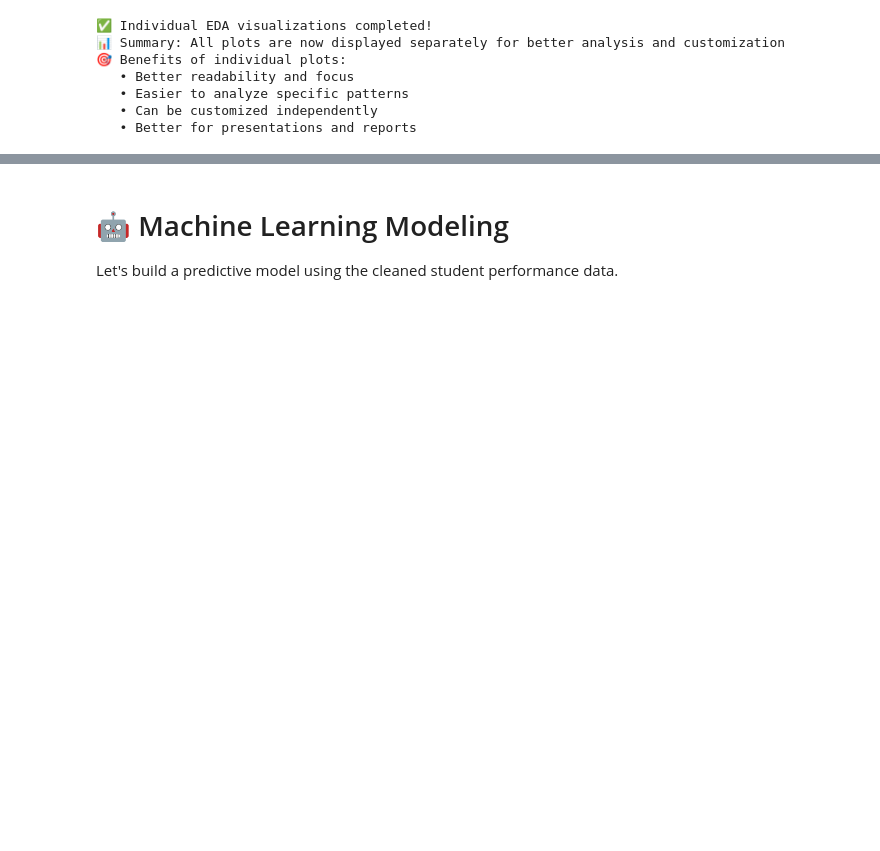
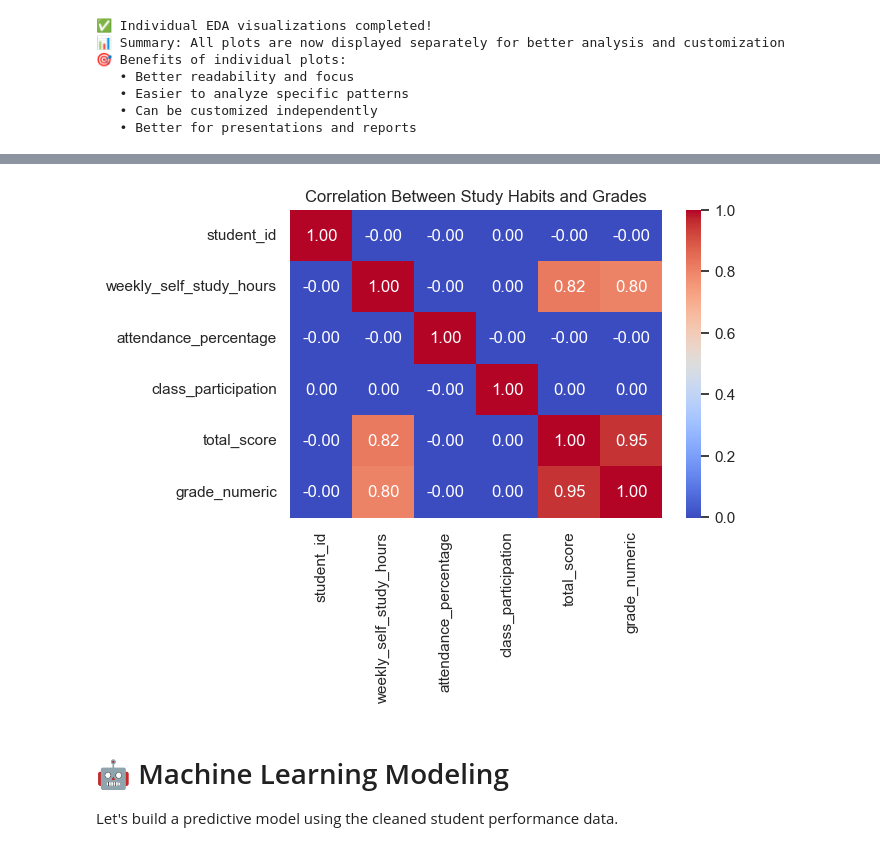
Before and after one commit to ramaz-abdelgadir/capstone-student-performance, a Jupyter notebook: jupyter_notebooks/Notebook_Template.ipynb, the cells around one changed output, grey strips where cells are left out. Drawn from its saved outputs; the diff is of its cells as text; code cells hidden in the pictures; blank space fills up the shorter version.

```diff
--- a/jupyter_notebooks/Notebook_Template.ipynb
+++ b/jupyter_notebooks/Notebook_Template.ipynb
@@ -654,3 +614,12 @@ print(f"📈 Features analyzed: {list(correlation_matrix.columns)}")
+# %%
+plt.figure(figsize=(6,4))
+# Select only numeric columns for correlation
+numeric_df = df.select_dtypes(include='number')
+sns.heatmap(numeric_df.corr(), annot=True, cmap='coolwarm', fmt=".2f")
+plt.title("Correlation Between Study Habits and Grades")
+plt.show()
+# %% [output]
+[figure, added]
 # %% [markdown]
 # 🤖 Machine Learning Modeling
 Let's build a predictive model using the cleaned student performance data.
```
Also changed, not shown: parts of 6 cells of this notebook, 1 other file.
